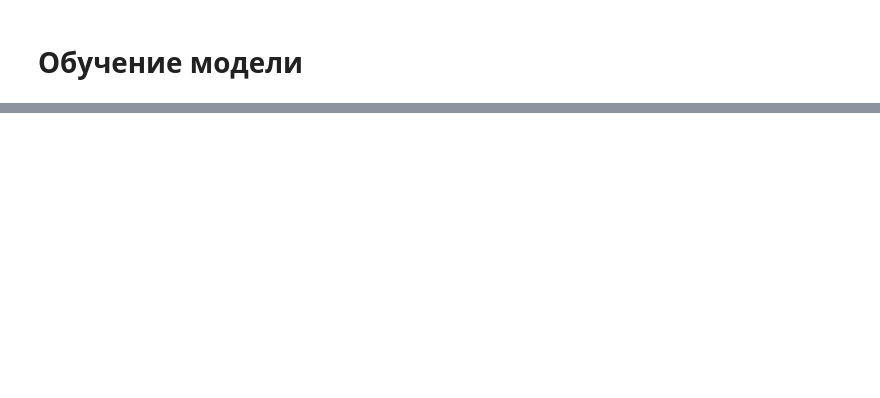
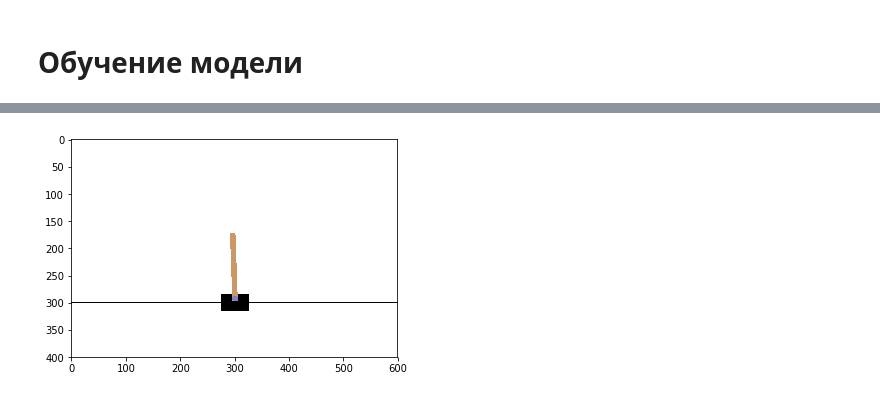
Before and after one commit to nadiinchi/dl_labs, a Jupyter notebook: lab_reinforcement.ipynb, the cells around one changed output, grey strips where cells are left out. Saved outputs shown, nothing was run; the diff lists cells and outputs as text; code cells hidden in the pictures; blank space fills up the shorter version.

```diff
--- a/lab_reinforcement.ipynb
+++ b/lab_reinforcement.ipynb
@@ -519 +516,13 @@ class DQN(nn.Module):
+# %%
+import gym
+
+env = gym.make('CartPole-v0').unwrapped
+env.reset()
+screen = env.render(mode='rgb_array')
+env.step(env.action_space.sample())
+env.close()
+plt.imshow(screen)
+plt.show()
+# %% [output]
+[figure, added]
 # %%
```
Also changed, not shown: parts of 29 cells of this notebook, 2 other files.
